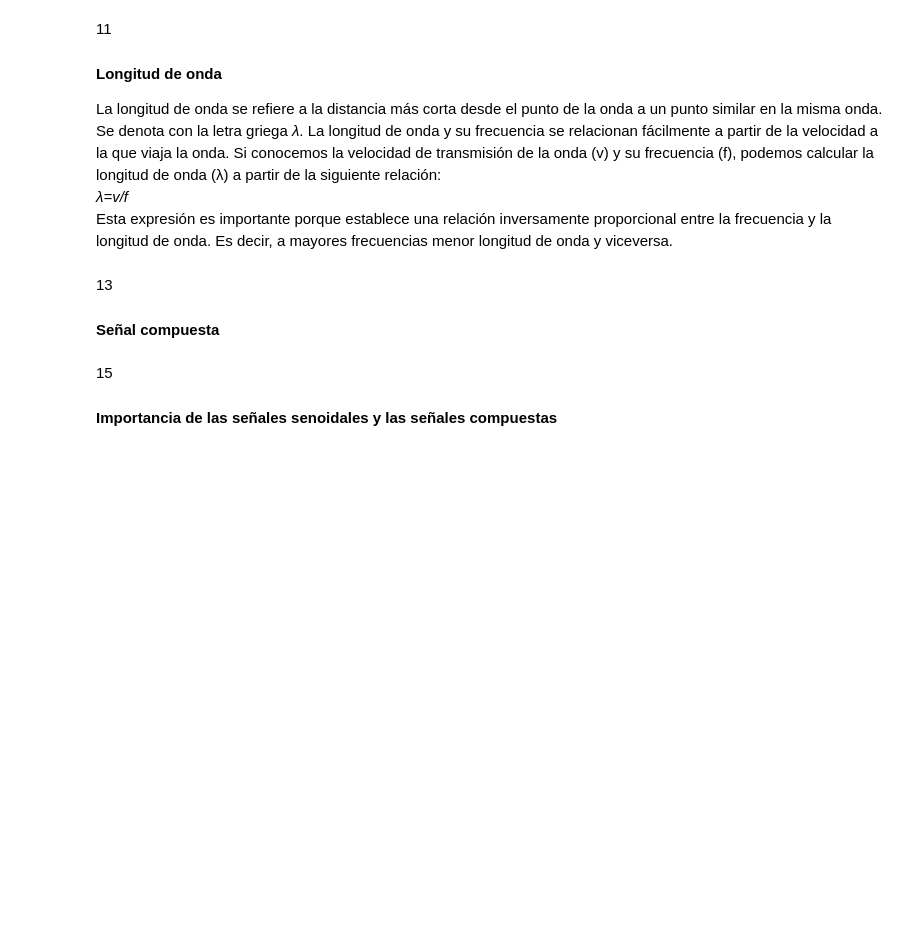
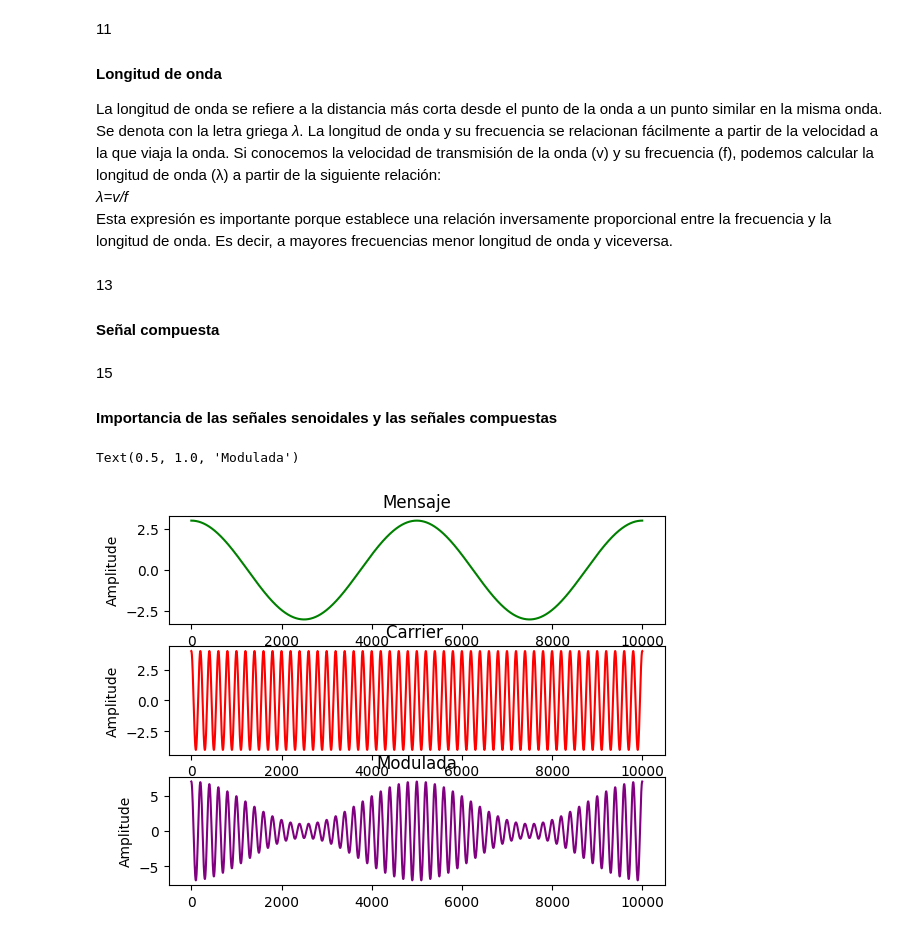
Before and after one commit to RodrigoGarciaNunez/Ondas, a Jupyter notebook: signal/Propeidades de las redes senoidales.ipynb, the cells around one changed output. Cells and saved outputs as stored; diff of their text form; code cells hidden in the pictures; blank space fills up the shorter version.

Commit message:
Codificacion de una señal modulada en amplitud en la decimosexta celda

```diff
--- a/signal/Propeidades de las redes senoidales.ipynb
+++ b/signal/Propeidades de las redes senoidales.ipynb
@@ -240,3 +238,31 @@ Esta expresión es importante porque establece una relación inversamente propor
+# %%
+t = np.linspace(0, 1, 10000)
+A_m = 3
+A_c = 4
+F_m = 2
+F_c = 50
+
+modulator = A_m*np.cos(2*np.pi*F_m*t)
+carrier = A_c*np.cos(2*np.pi*F_c*t)
+product = A_c*(1+(A_m/A_c)*np.cos(2*np.pi*F_m*t))*np.cos(2*np.pi*F_c*t)
+
+axs=plt.subplot(3,1,1)
+plt.plot(modulator,'g')
+plt.ylabel('Amplitude')
+axs.set_title('Mensaje')
+
+axs=plt.subplot(3,1,2)
+plt.plot(carrier, 'r')
+plt.ylabel('Amplitude')
+axs.set_title('Carrier ')
+
+axs=plt.subplot(3,1,3)
+plt.plot(product, color="purple")
+plt.ylabel('Amplitude')
+axs.set_title('Modulada')
+# %% [output]
+Text(0.5, 1.0, 'Modulada')
+[figure, added]
 # %% [markdown]
 17
 ## Ancho de Banda
```
Also changed, not shown: parts of 1 cell of this notebook.
